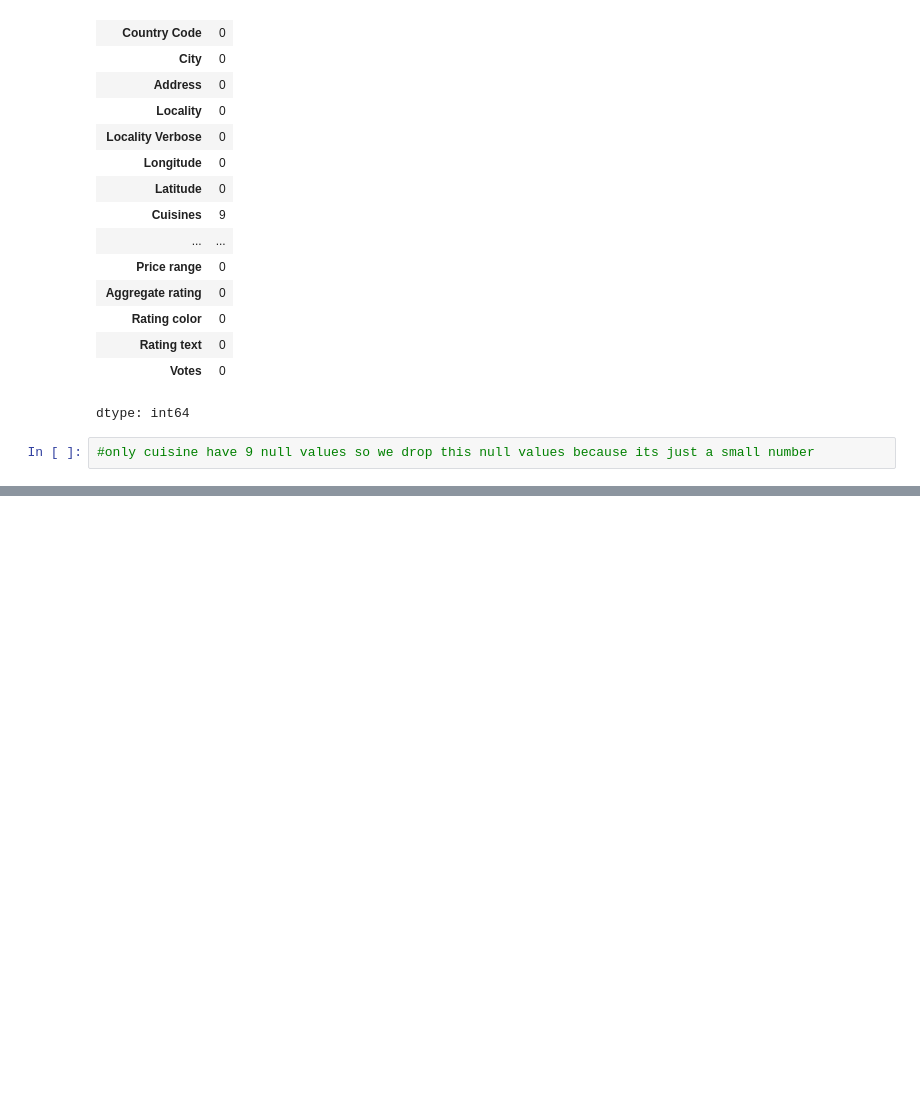
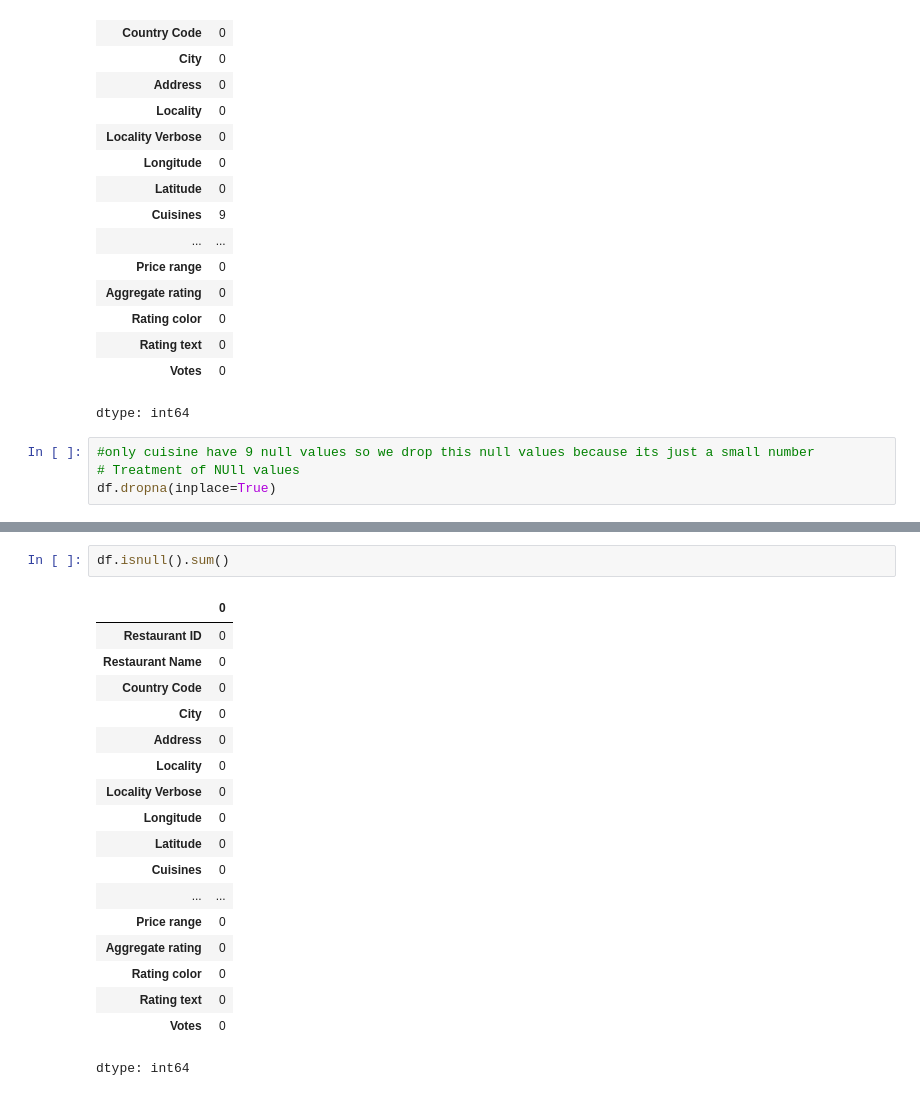
Before and after one commit to Dishasoni1009/Cognifyz_Technology, a Jupyter notebook: Predict_Restaurant_Ratings.ipynb, the cells around one changed output, grey strips where cells are left out. Saved outputs shown, nothing was run; the diff lists cells and outputs as text; blank space fills up the shorter version.

```diff
--- a/Predict_Restaurant_Ratings.ipynb
+++ b/Predict_Restaurant_Ratings.ipynb
@@ -165,3 +165,5 @@ df.isnull().sum()
 dtype: int64
 # %%
 #only cuisine have 9 null values so we drop this null values because its just a small number
+# Treatment of NUll values
+df.dropna(inplace=True)
@@ -167,0 +190,21 @@ dtype: int64
+# %%
+df.isnull().sum()
+# %% [output]
+|  | 0 |
+| Restaurant ID | 0 |
+| Restaurant Name | 0 |
+| Country Code | 0 |
+| City | 0 |
+| Address | 0 |
+| Locality | 0 |
+| Locality Verbose | 0 |
+| Longitude | 0 |
+| Latitude | 0 |
+| Cuisines | 0 |
+| ... | ... |
+| Price range | 0 |
+| Aggregate rating | 0 |
+| Rating color | 0 |
+| Rating text | 0 |
+| Votes | 0 |
+dtype: int64
```
Also changed, not shown: parts of 11 cells of this notebook.
